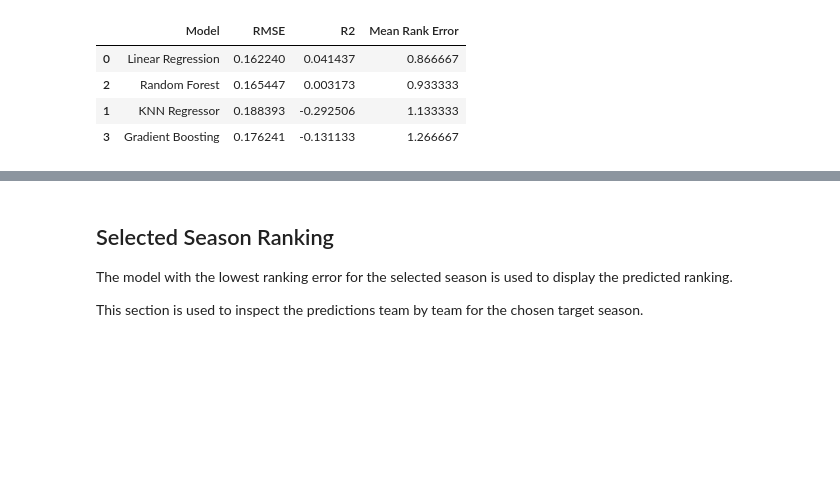
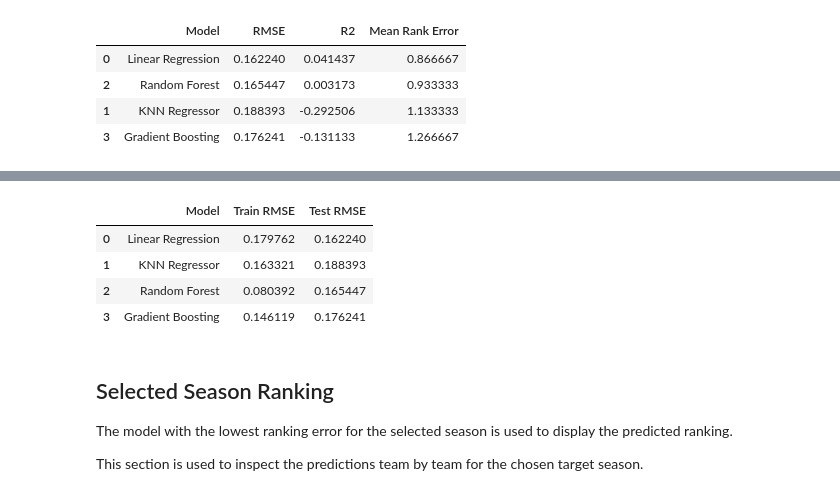
Before and after one commit to RodriguesS2/AC-ML-project, a Jupyter notebook: notebooks/03_modelling_question1.ipynb, the cells around one changed output, grey strips where cells are left out. Cells and saved outputs as stored; diff of their text form; code cells hidden in the pictures; blank space fills up the shorter version.

```diff
--- a/notebooks/03_modelling_question1.ipynb
+++ b/notebooks/03_modelling_question1.ipynb
@@ -391,3 +446,42 @@ results_df.sort_values(
+# %%
+overfitting_results = []
+
+for name, model in models.items():
+
+    pred_train = model.predict(X_train)
+    pred_test = model.predict(X_test)
+
+    train_rmse = np.sqrt(
+        mean_squared_error(
+            y_train,
+            pred_train
+        )
+    )
+
+    test_rmse = np.sqrt(
+        mean_squared_error(
+            y_test,
+            pred_test
+        )
+    )
+
+    overfitting_results.append({
+        "Model": name,
+        "Train RMSE": train_rmse,
+        "Test RMSE": test_rmse
+    })
+
+overfitting_df = pd.DataFrame(
+    overfitting_results
+)
+
+overfitting_df
+# %% [output]
+|  | Model | Train RMSE | Test RMSE |
+| 0 | Linear Regression | 0.179762 | 0.162240 |
+| 1 | KNN Regressor | 0.163321 | 0.188393 |
+| 2 | Random Forest | 0.080392 | 0.165447 |
+| 3 | Gradient Boosting | 0.146119 | 0.176241 |
 # %% [markdown]
 ## Selected Season Ranking
 
```
Also changed, not shown: parts of 9 cells of this notebook, 6 other files.
